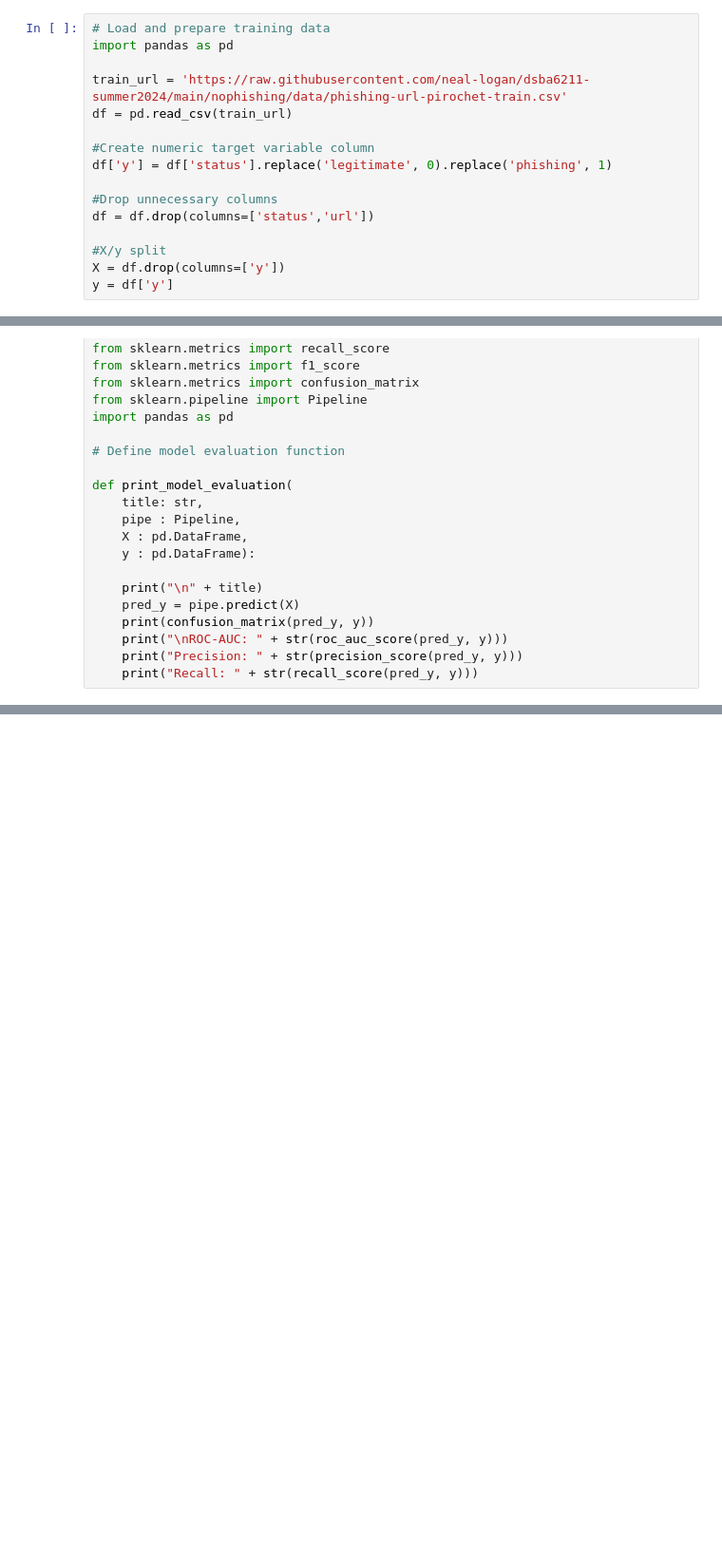
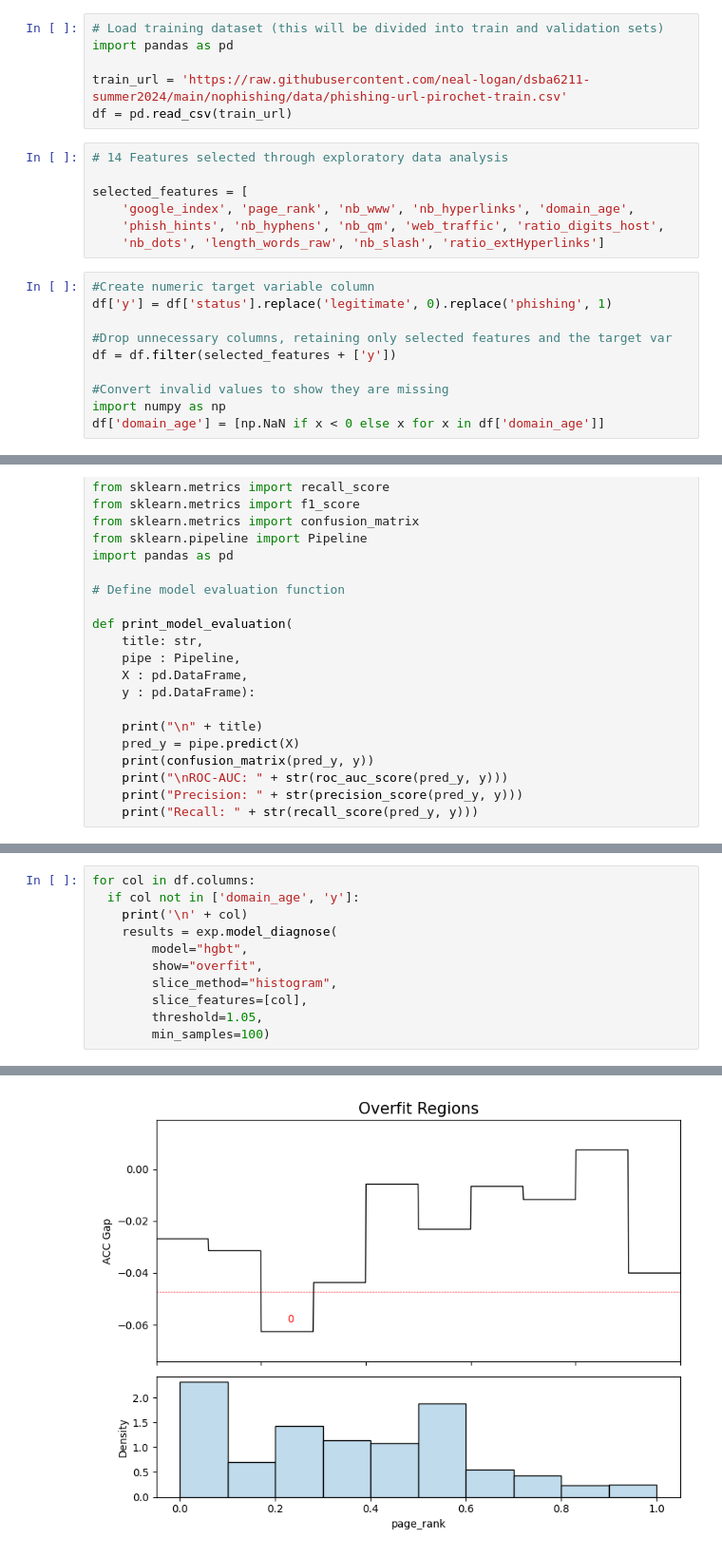
Before and after one commit to neal-logan/dsba6211-summer2024, a Jupyter notebook: nophishing/02_modeling.ipynb, the cells around one changed output, grey strips where cells are left out. Shown at 95% size. Drawn from its saved outputs; the diff is of its cells as text; blank space fills up the shorter version.

```diff
--- a/nophishing/02_modeling.ipynb
+++ b/nophishing/02_modeling.ipynb
@@ -26,16 +67,23 @@ Prior to beginning the preprocessing pipeline, the following transformations are
 # %%
-# Load and prepare training data
+# Load training dataset (this will be divided into train and validation sets)
 import pandas as pd
 
 train_url = 'https://raw.githubusercontent.com/neal-logan/dsba6211-summer2024/main/nophishing/data/phishing-url-pirochet-train.csv'
 df = pd.read_csv(train_url)
-
-#Create numeric target variable column
-df['y'] = df['status'].replace('legitimate', 0).replace('phishing', 1)
-
-#Drop unnecessary columns
-df = df.drop(columns=['status','url'])
-
-#X/y split
-X = df.drop(columns=['y'])
-y = df['y']
+# %%
+# 14 Features selected through exploratory data analysis
+
+selected_features = [
+    'google_index', 'page_rank', 'nb_www', 'nb_hyperlinks', 'domain_age',
+    'phish_hints', 'nb_hyphens', 'nb_qm', 'web_traffic', 'ratio_digits_host',
+    'nb_dots', 'length_words_raw', 'nb_slash', 'ratio_extHyperlinks']
+# %%
+#Create numeric target variable column
+df['y'] = df['status'].replace('legitimate', 0).replace('phishing', 1)
+
+#Drop unnecessary columns, retaining only selected features and the target var
+df = df.filter(selected_features + ['y'])
+
+#Convert invalid values to show they are missing
+import numpy as np
+df['domain_age'] = [np.NaN if x < 0 else x for x in df['domain_age']]
@@ -190,0 +335,12 @@ Recall: 0.967866323907455
+# %%
+for col in df.columns:
+  if col not in ['domain_age', 'y']:
+    print('\n' + col)
+    results = exp.model_diagnose(
+        model="hgbt",
+        show="overfit",
+        slice_method="histogram",
+        slice_features=[col],
+        threshold=1.05,
+        min_samples=100)
+# %% [output]
@@ -190,0 +351 @@ Recall: 0.967866323907455
+[figure, added]
```
Also changed, not shown: parts of 70 cells of this notebook.
